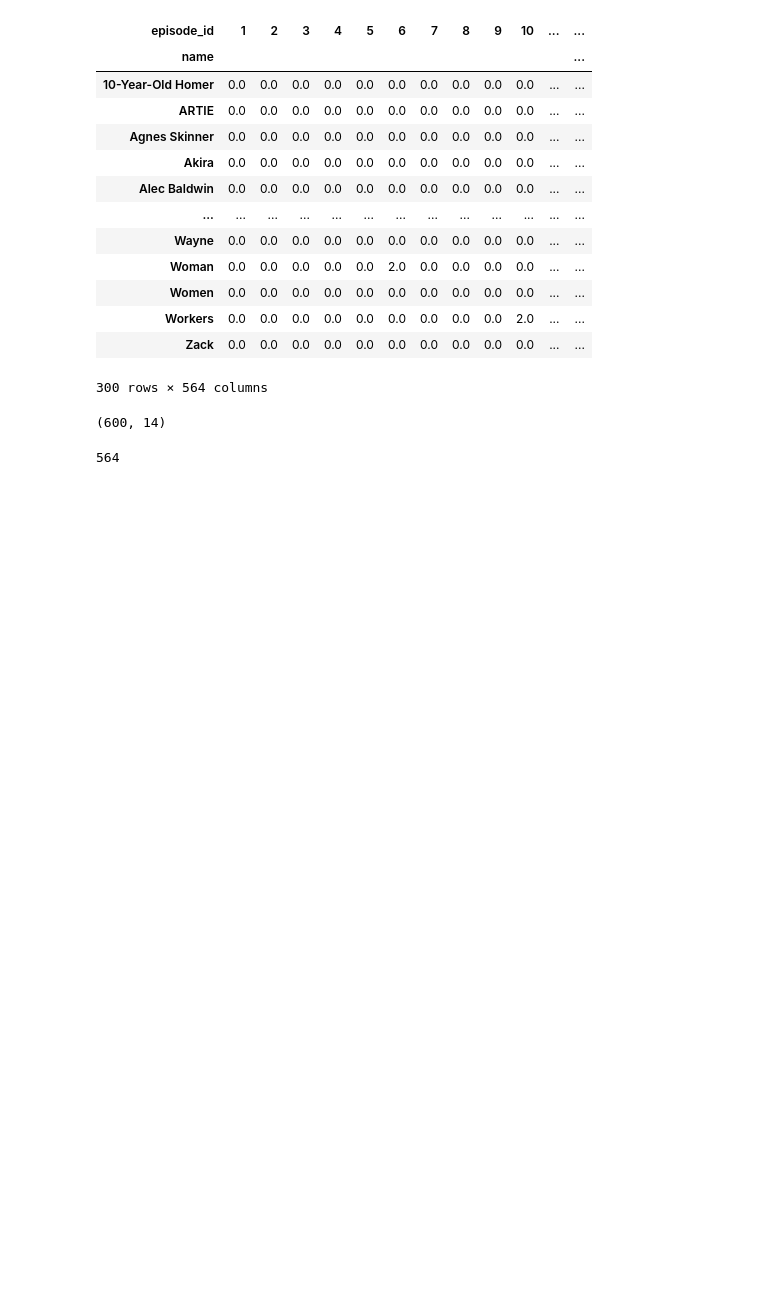
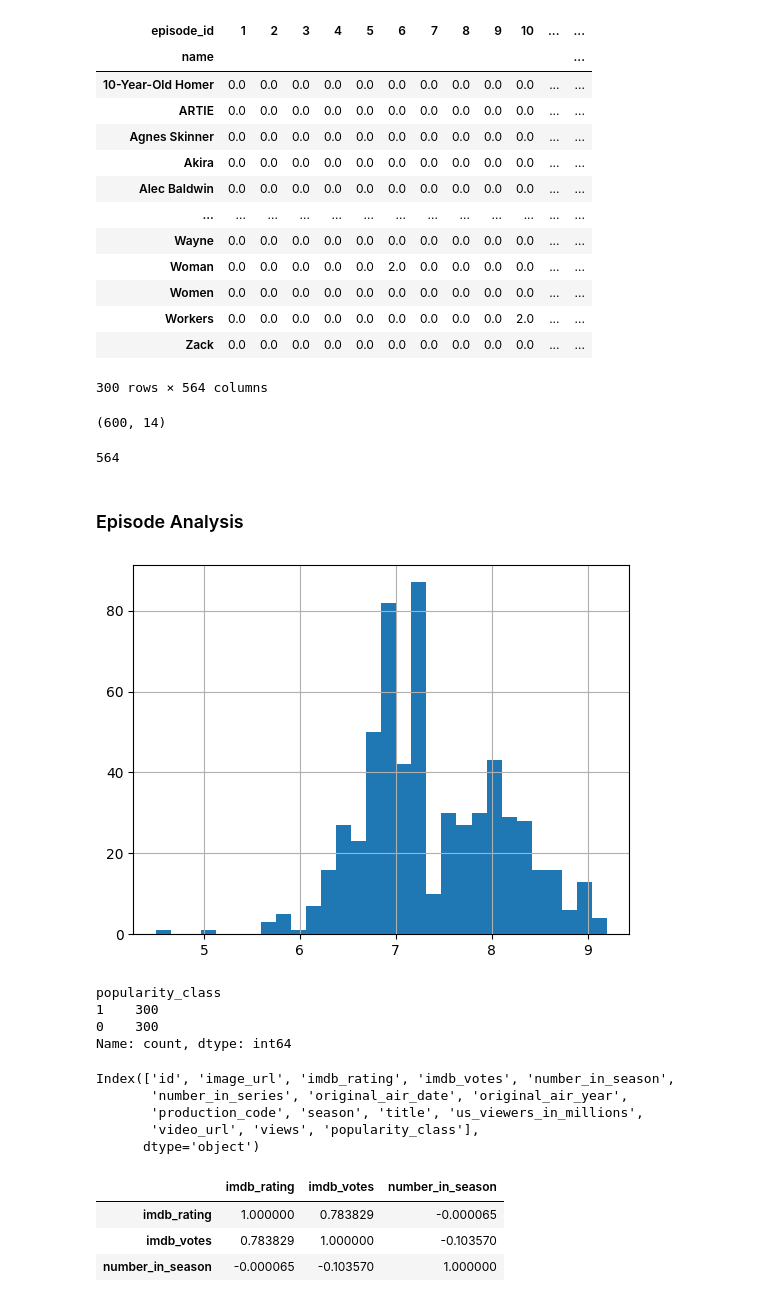
Before and after one commit to JosePabloGFnl/Simpsons_Episode_Popularity, a Jupyter notebook: Simpsons_Data_Preprocessing.ipynb, the cells around one changed output. Cells and saved outputs as stored; diff of their text form; code cells hidden in the pictures; blank space fills up the shorter version.

Commit message:
Episode Analysis

```diff
--- a/Simpsons_Data_Preprocessing.ipynb
+++ b/Simpsons_Data_Preprocessing.ipynb
@@ -234,3 +234,10 @@ df_episode.shape
 len(df_lines.episode_id.unique())
 # %% [output]
 564
+# %% [markdown]
+### Episode Analysis
+# %%
+# Take a look at the rating distribution first
+df_episode.imdb_rating.hist(bins=30);
+# %% [output]
+[figure, added]
@@ -236,0 +251,25 @@ len(df_lines.episode_id.unique())
+# %%
+# 1 meaning rating over threshold (popular)
+# 0 meaning rating below threshold (unpopular)
+df_episode['popularity_class'].value_counts()
+# %% [output]
+popularity_class
+1    300
+0    300
+Name: count, dtype: int64
+# %%
+# Now check what other information we have from this dataframe
+df_episode.columns
+# %% [output]
+Index(['id', 'image_url', 'imdb_rating', 'imdb_votes', 'number_in_season',
+       'number_in_series', 'original_air_date', 'original_air_year',
+       'production_code', 'season', 'title', 'us_viewers_in_millions',
+       'video_url', 'views', 'popularity_class'],
+      dtype='object')
+# %%
+df_episode[['imdb_rating', 'imdb_votes','number_in_season']].corr()
+# %% [output]
+|  | imdb_rating | imdb_votes | number_in_season |
+| imdb_rating | 1.000000 | 0.783829 | -0.000065 |
+| imdb_votes | 0.783829 | 1.000000 | -0.103570 |
+| number_in_season | -0.000065 | -0.103570 | 1.000000 |
```
Also changed, not shown: parts of 9 cells of this notebook.
